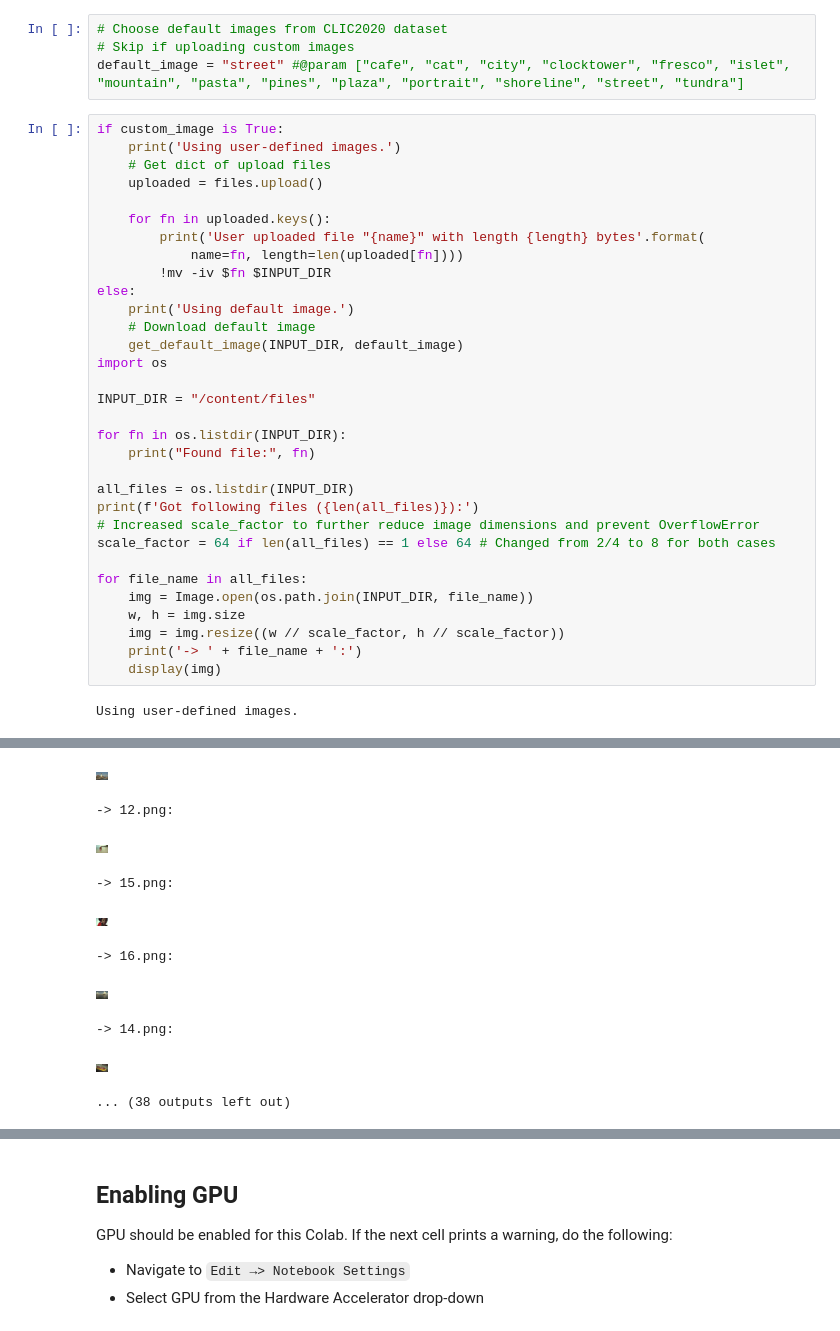
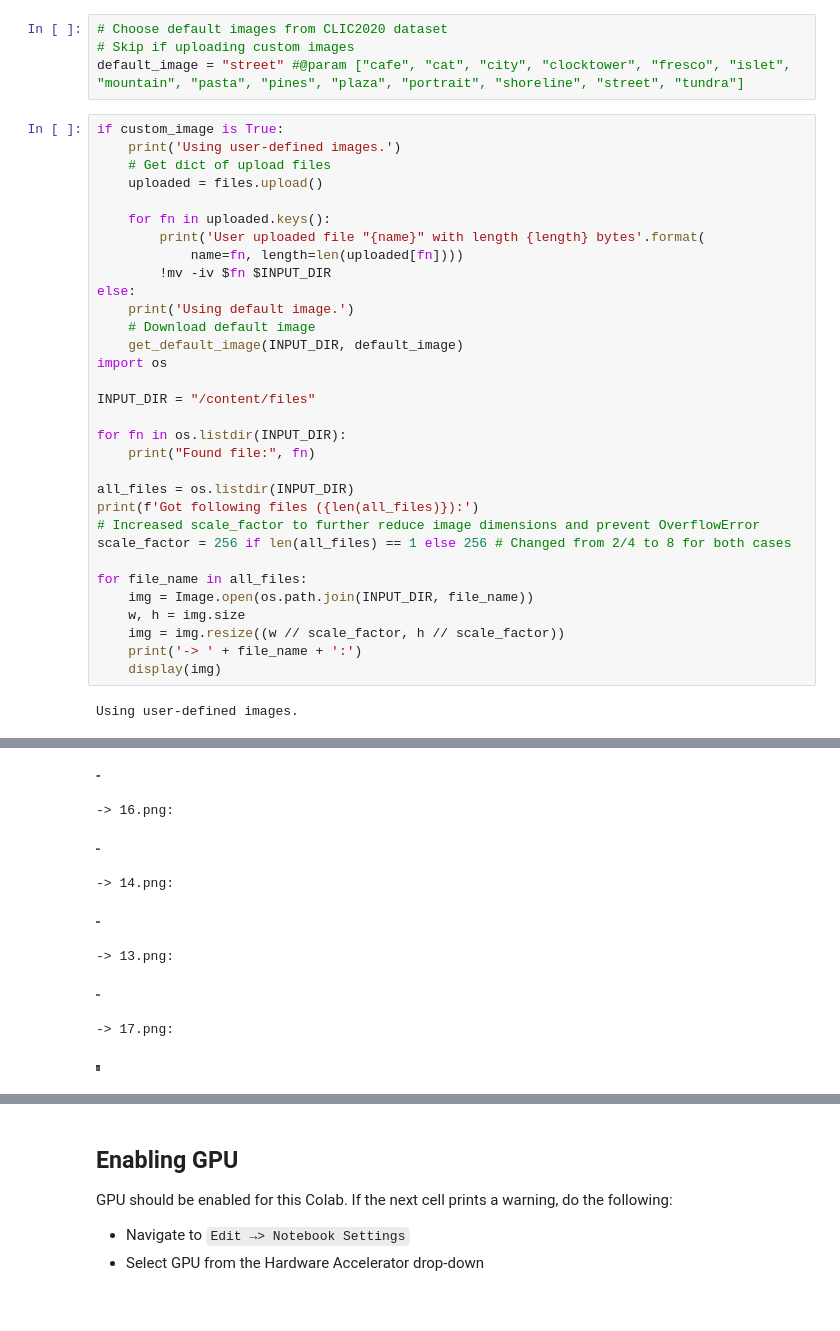
Before and after one commit to Enable72/Awesome-LLM-Compression, a Jupyter notebook: assets/HiFIC_torch_colab_demo.ipynb, the cells around one changed output, grey strips where cells are left out. Cells and saved outputs as stored; diff of their text form.

```diff
--- a/assets/HiFIC_torch_colab_demo.ipynb
+++ b/assets/HiFIC_torch_colab_demo.ipynb
@@ -181,7 +181,7 @@ for fn in os.listdir(INPUT_DIR):
 all_files = os.listdir(INPUT_DIR)
 print(f'Got following files ({len(all_files)}):')
 # Increased scale_factor to further reduce image dimensions and prevent OverflowError
-scale_factor = 64 if len(all_files) == 1 else 64 # Changed from 2/4 to 8 for both cases
+scale_factor = 256 if len(all_files) == 1 else 256 # Changed from 2/4 to 8 for both cases
 
 for file_name in all_files:
     img = Image.open(os.path.join(INPUT_DIR, file_name))
@@ -212,13 +212,12 @@ Got following files (24):
 [figure]
--> 12.png:
+-> 16.png:
 [figure]
--> 15.png:
+-> 14.png:
 [figure]
--> 16.png:
+-> 13.png:
 [figure]
--> 14.png:
+-> 17.png:
-[figure, old version]
+[figure, new version]
-... (38 outputs left out)
 # %%
 SUPPORTED_EXT = {'.png', '.jpg'}
 
```
Also changed, not shown: parts of 4 cells of this notebook.
